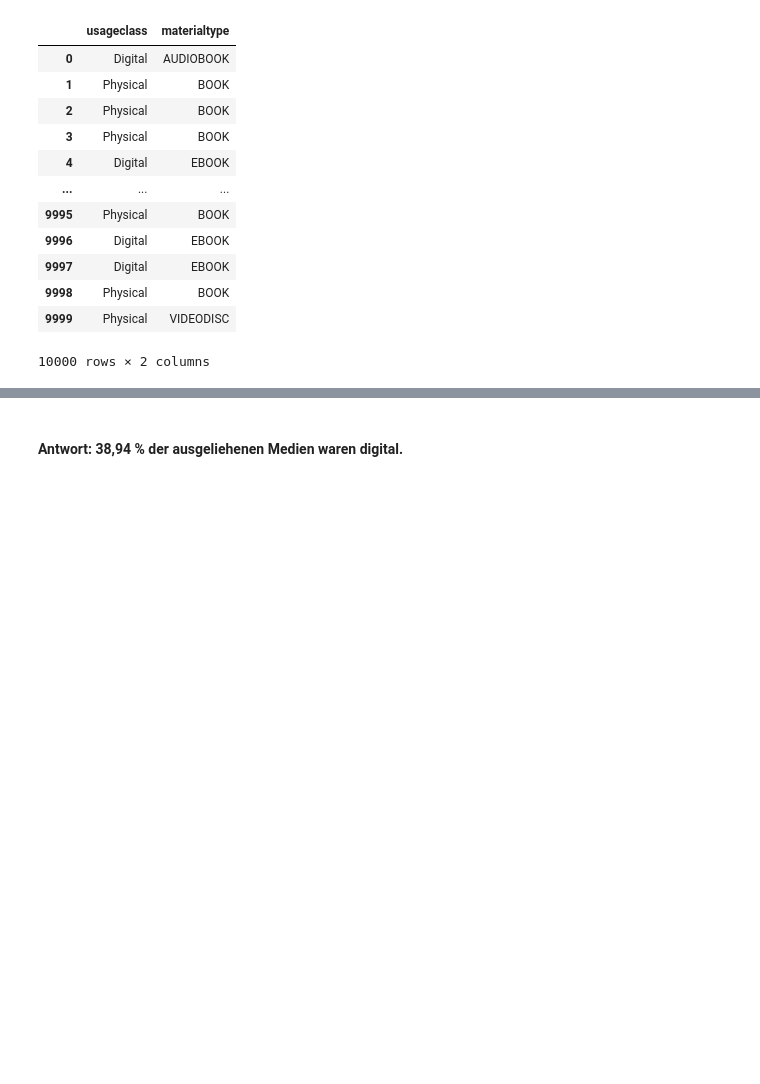
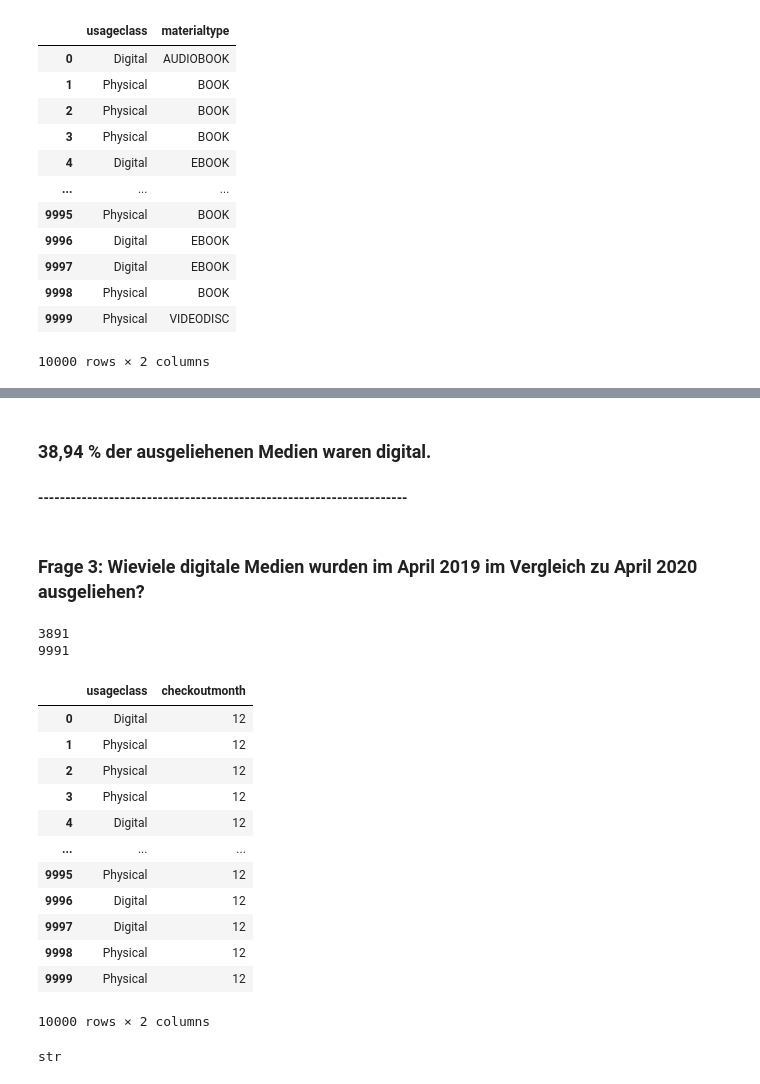
Before and after one commit to BLelgemann/WPM_T9-2, a Jupyter notebook: a2_python.ipynb, the cells around one changed output, grey strips where cells are left out. Saved outputs shown, nothing was run; the diff lists cells and outputs as text; code cells hidden in the pictures; blank space fills up the shorter version.

```diff
--- a/a2_python.ipynb
+++ b/a2_python.ipynb
@@ -147,2 +183,5 @@ plt.show()
 # %% [markdown]
-#### Antwort: 38,94 % der ausgeliehenen Medien waren digital.
+### 38,94 % der ausgeliehenen Medien waren digital.
+#### --------------------------------------------------------------------
+# %% [markdown]
+### Frage 3: Wieviele digitale Medien wurden im April 2019 im Vergleich zu April 2020 ausgeliehen?
@@ -148,0 +193,33 @@ plt.show()
+# %%
+# Ich lasse mir beide Ergebnisse anzeigen:
+
+print(digital_2019)
+print(digital_2020)
+# %% [output]
+3891
+9991
+# %%
+# Nun möchte ich herausfinden, wie die Ausleihen im April der beiden Jahre unterscheiden.
+
+# Zunächst lasse ich mir die Spalten "usageclass" und "checkoutmonth" anzeigen:
+checkouts_2019[['usageclass', 'checkoutmonth']]
+
+# Bei der Ausgabe sehe ich, dass die Monate nach Zahlen benannt sind:
+# %% [output]
+|  | usageclass | checkoutmonth |
+| 0 | Digital | 12 |
+| 1 | Physical | 12 |
+| 2 | Physical | 12 |
+| 3 | Physical | 12 |
+| 4 | Digital | 12 |
+| ... | ... | ... |
+| 9995 | Physical | 12 |
+| 9996 | Digital | 12 |
+| 9997 | Digital | 12 |
+| 9998 | Physical | 12 |
+| 9999 | Physical | 12 |
+10000 rows × 2 columns
+# %%
+type('12')
+# %% [output]
+str
```
Also changed, not shown: parts of 13 cells of this notebook, 1 other file.
